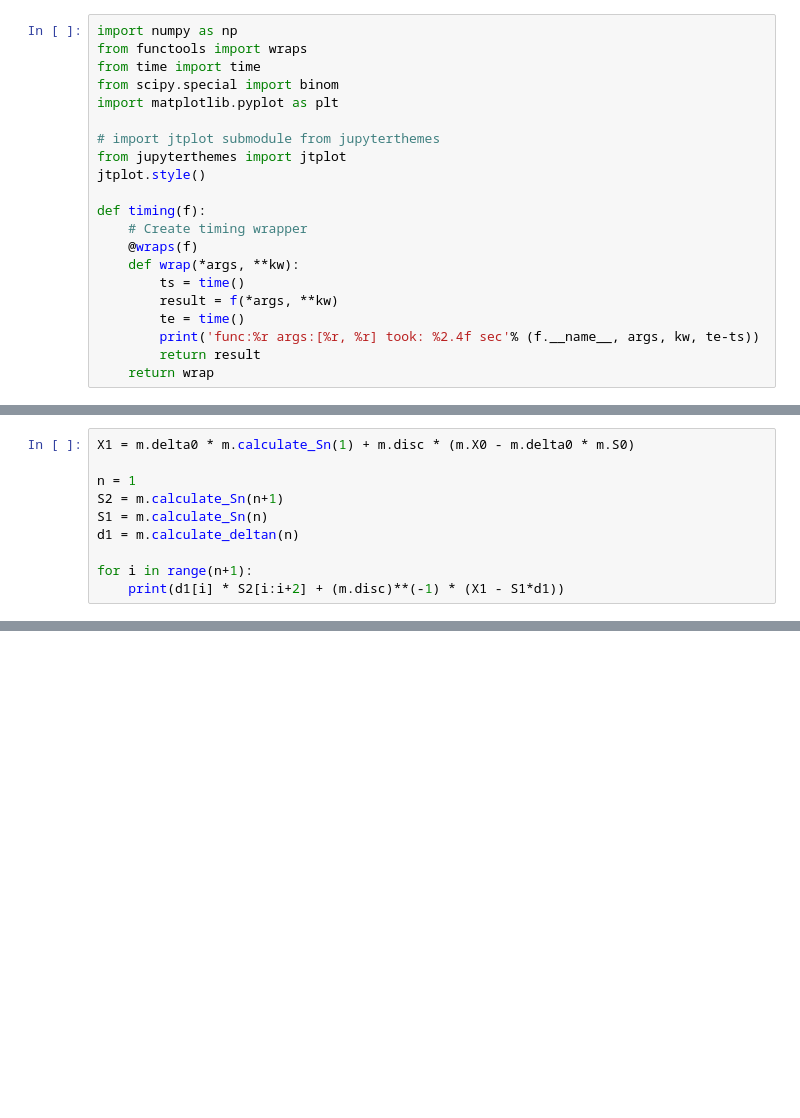
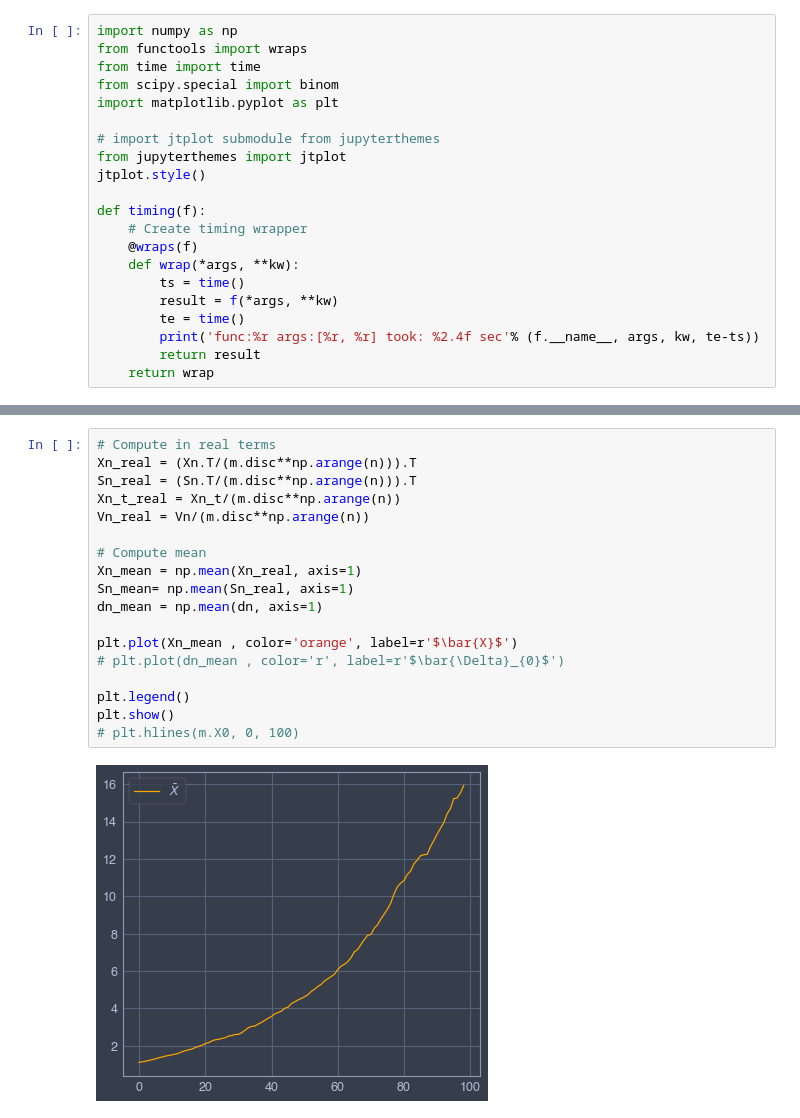
Before and after one commit to mikeal888/Stochastic_projects, a Jupyter notebook: Shreve_exercises/Binomial_asset_european.ipynb, the cells around one changed output, grey strips where cells are left out. Cells and saved outputs as stored; diff of their text form; blank space fills up the shorter version.

```diff
--- a/Shreve_exercises/Binomial_asset_european.ipynb
+++ b/Shreve_exercises/Binomial_asset_european.ipynb
@@ -122,10 +125,0 @@ We need to construct a tree
-# %%
-X1 = m.delta0 * m.calculate_Sn(1) + m.disc * (m.X0 - m.delta0 * m.S0)
-
-n = 1
-S2 = m.calculate_Sn(n+1)
-S1 = m.calculate_Sn(n)
-d1 = m.calculate_deltan(n)
-
-for i in range(n+1):
-    print(d1[i] * S2[i:i+2] + (m.disc)**(-1) * (X1 - S1*d1))
@@ -134,0 +180,20 @@ for i in range(n+1):
+# %%
+# Compute in real terms
+Xn_real = (Xn.T/(m.disc**np.arange(n))).T
+Sn_real = (Sn.T/(m.disc**np.arange(n))).T
+Xn_t_real = Xn_t/(m.disc**np.arange(n))
+Vn_real = Vn/(m.disc**np.arange(n))
+
+# Compute mean
+Xn_mean = np.mean(Xn_real, axis=1)
+Sn_mean= np.mean(Sn_real, axis=1)
+dn_mean = np.mean(dn, axis=1)
+
+plt.plot(Xn_mean , color='orange', label=r'$\bar{X}$')
+# plt.plot(dn_mean , color='r', label=r'$\bar{\Delta}_{0}$')
+
+plt.legend()
+plt.show()
+# plt.hlines(m.X0, 0, 100)
+# %% [output]
+[figure, added]
```
Also changed, not shown: parts of 28 cells of this notebook, 4 other files.
